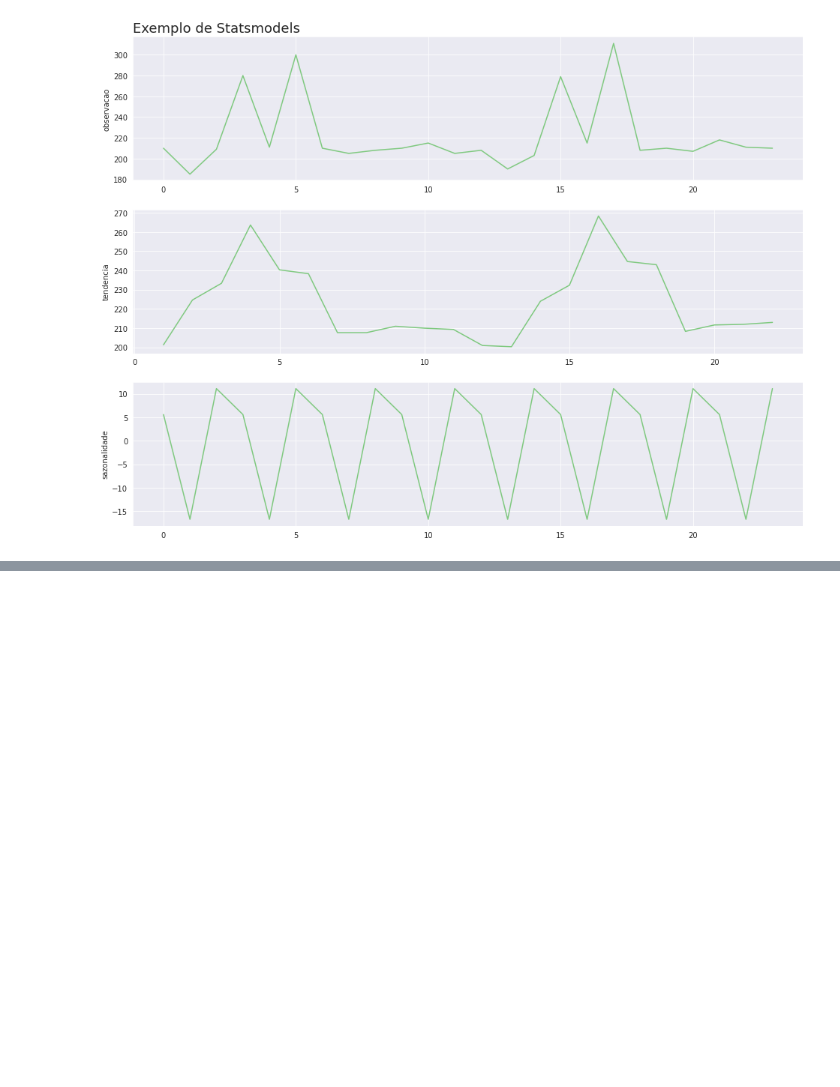
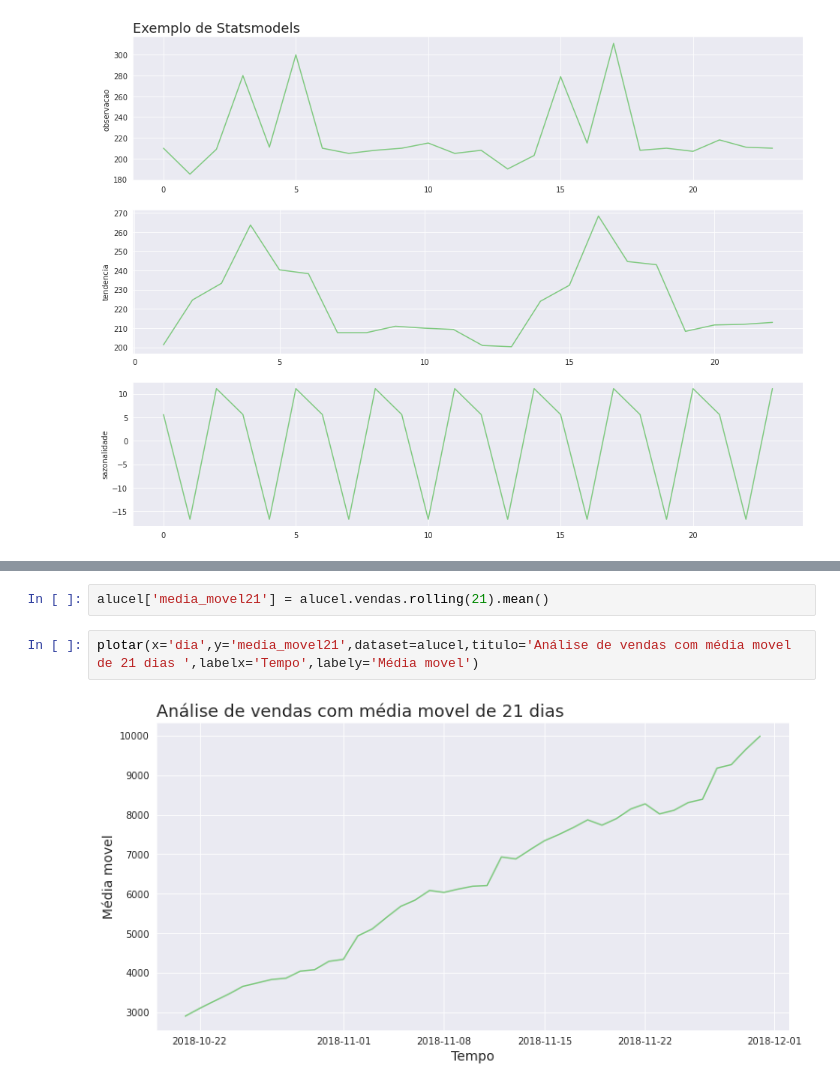
Before and after one commit to gabriels3t/data-science-series-temporais, a Jupyter notebook: Time Series.ipynb, the cells around one changed output, grey strips where cells are left out. Saved outputs shown, nothing was run; the diff lists cells and outputs as text; blank space fills up the shorter version.

```diff
--- a/Time Series.ipynb
+++ b/Time Series.ipynb
@@ -499,0 +566,6 @@ plot_comparacao(resultado.index,'observacao','tendencia','sazonalidade',resultad
+# %%
+alucel['media_movel21'] = alucel.vendas.rolling(21).mean()
+# %%
+plotar(x='dia',y='media_movel21',dataset=alucel,titulo='Análise de vendas com média movel de 21 dias ',labelx='Tempo',labely='Média movel')
+# %% [output]
+[figure, added]
```
Also changed, not shown: parts of 13 cells of this notebook.
